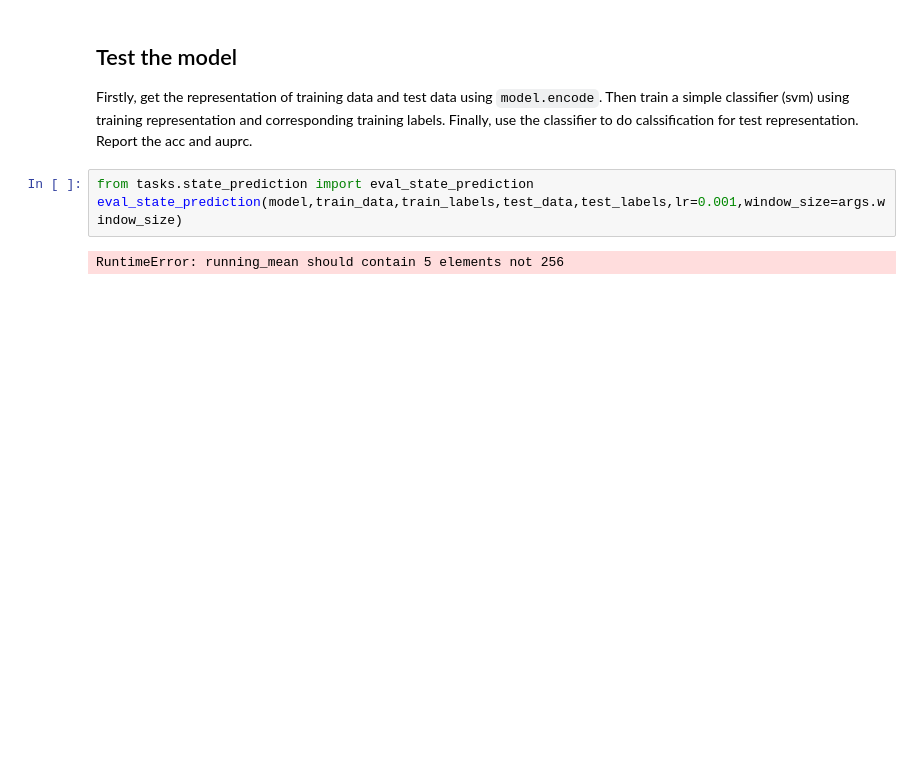
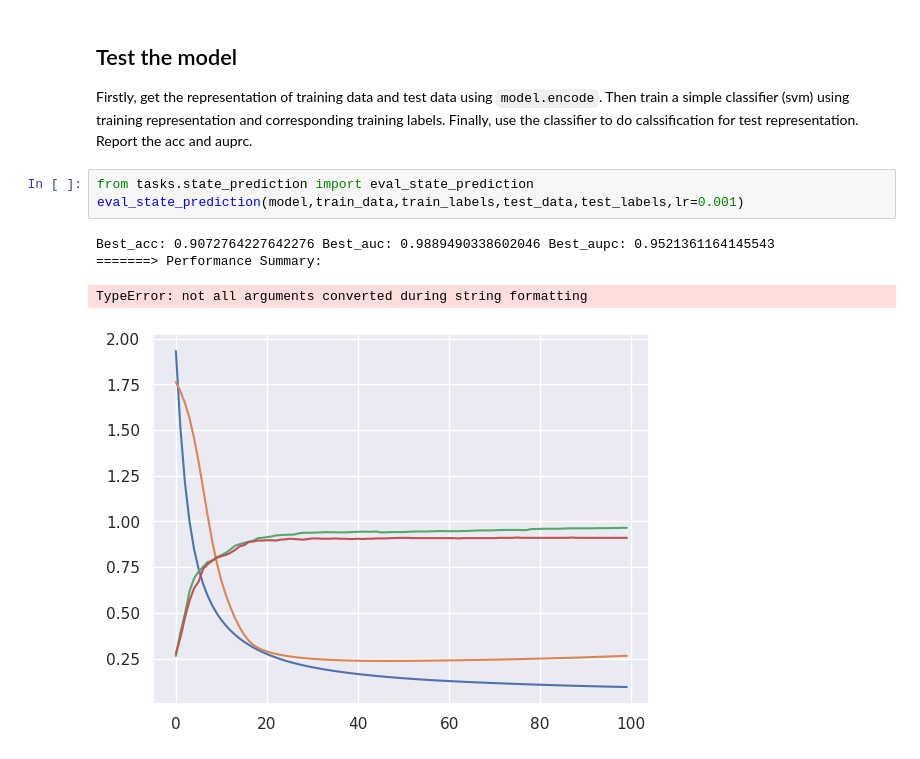
Before and after one commit to JiaW6122/PLanTS, a Jupyter notebook: train_test_state_prediction.ipynb, the cells around one changed output. Saved outputs shown, nothing was run; the diff lists cells and outputs as text; blank space fills up the shorter version.

Commit message:
Finished state prediction for UCI-HAR data

```diff
--- a/train_test_state_prediction.ipynb
+++ b/train_test_state_prediction.ipynb
@@ -164,6 +164,9 @@ plt.show()
 Firstly, get the representation of training data and test data using `model.encode`. Then train a simple classifier (svm) using training representation and corresponding training labels. Finally, use the classifier to do calssification for test representation. Report the acc and auprc.
 # %%
 from tasks.state_prediction import eval_state_prediction
-eval_state_prediction(model,train_data,train_labels,test_data,test_labels,lr=0.001,window_size=args.window_size)
+eval_state_prediction(model,train_data,train_labels,test_data,test_labels,lr=0.001)
 # %% [output]
-RuntimeError: running_mean should contain 5 elements not 256
+Best_acc: 0.9072764227642276 Best_auc: 0.9889490338602046 Best_aupc: 0.9521361164145543
+=======> Performance Summary:
+TypeError: not all arguments converted during string formatting
+[figure, added]
```
Also changed, not shown: parts of 2 cells of this notebook, 6 other files.
